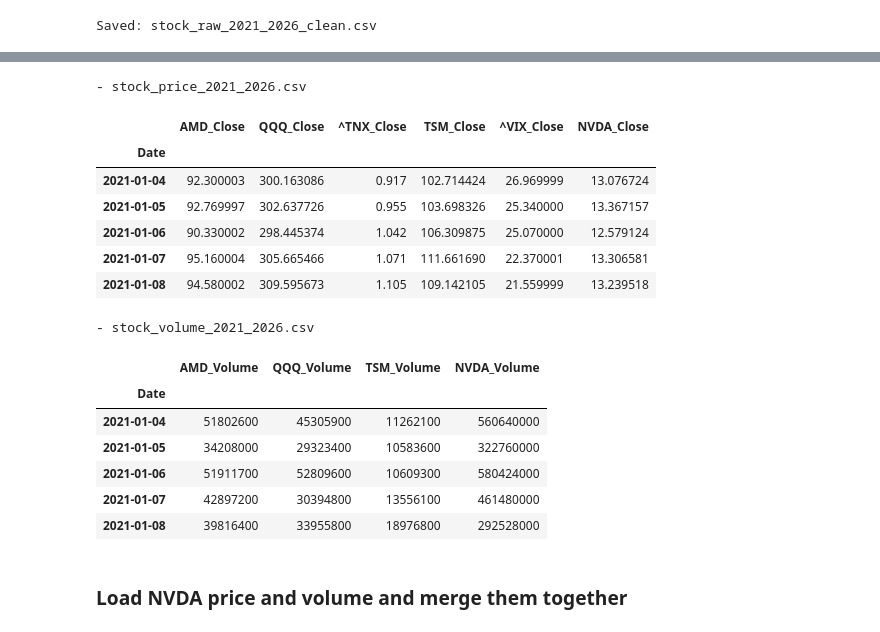
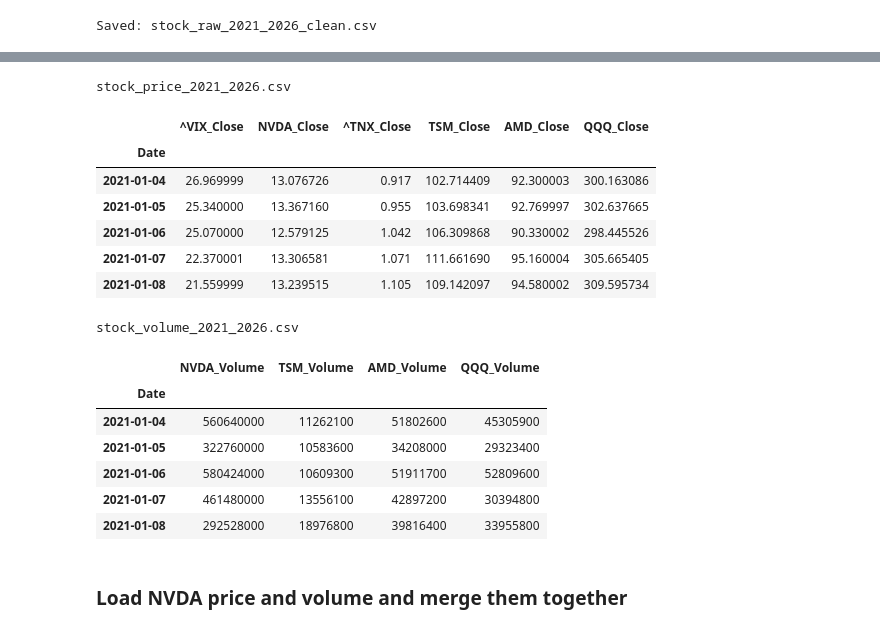
Before and after one commit to EsserMishelle/short-term-stock-forecast, a Jupyter notebook: 01_eda_and_naive_baseline.ipynb, the cells around one changed output, grey strips where cells are left out. Saved outputs shown, nothing was run; the diff lists cells and outputs as text; code cells hidden in the pictures.

```diff
--- a/01_eda_and_naive_baseline.ipynb
+++ b/01_eda_and_naive_baseline.ipynb
@@ -83,6 +84,10 @@ None
 # %%
 from google.colab import drive
 drive.mount('/content/drive')
+
+# Define folder path within the drive
+folder_path = '/content/drive/MyDrive/stocks'
+os.makedirs(folder_path, exist_ok=True)
 # %% [output]
 Mounted at /content/drive
 # %%
@@ -129,43 +132,41 @@ Index(['AMD_Open', 'AMD_High', 'AMD_Low', 'AMD_Close', 'AMD_Volume',
 # %%
 # Select only closing price-related columns
 price_cols = [c for c in stocks_flat_clean.columns if 'Close' in c or 'Adj Close' in c]
 price_df = stocks_flat_clean[price_cols]
 
-price_df.to_csv(
-    '/content/drive/MyDrive/stocks/stock_price_2021_2026.csv',
-    index=True
-)
-print("- stock_price_2021_2026.csv")
+price_path = os.path.join(folder_path, 'stock_price_2021_2026.csv')
+price_df.to_csv(price_path, index=True)
+
+print("stock_price_2021_2026.csv")
 price_df.head()
 # %% [output]
-- stock_price_2021_2026.csv
+stock_price_2021_2026.csv
-|  | AMD_Close | QQQ_Close | ^TNX_Close | TSM_Close | ^VIX_Close | NVDA_Close |
+|  | ^VIX_Close | NVDA_Close | ^TNX_Close | TSM_Close | AMD_Close | QQQ_Close |
 | Date |  |  |  |  |  |  |
-| 2021-01-04 | 92.300003 | 300.163086 | 0.917 | 102.714424 | 26.969999 | 13.076724 |
-| 2021-01-05 | 92.769997 | 302.637726 | 0.955 | 103.698326 | 25.340000 | 13.367157 |
-| 2021-01-06 | 90.330002 | 298.445374 | 1.042 | 106.309875 | 25.070000 | 12.579124 |
-| 2021-01-07 | 95.160004 | 305.665466 | 1.071 | 111.661690 | 22.370001 | 13.306581 |
-| 2021-01-08 | 94.580002 | 309.595673 | 1.105 | 109.142105 | 21.559999 | 13.239518 |
+| 2021-01-04 | 26.969999 | 13.076726 | 0.917 | 102.714409 | 92.300003 | 300.163086 |
+| 2021-01-05 | 25.340000 | 13.367160 | 0.955 | 103.698341 | 92.769997 | 302.637665 |
+| 2021-01-06 | 25.070000 | 12.579125 | 1.042 | 106.309868 | 90.330002 | 298.445526 |
+| 2021-01-07 | 22.370001 | 13.306581 | 1.071 | 111.661690 | 95.160004 | 305.665405 |
+| 2021-01-08 | 21.559999 | 13.239515 | 1.105 | 109.142097 | 94.580002 | 309.595734 |
 # %%
 # Select only volume-related columns
 volume_cols = [c for c in stocks_flat_clean.columns if 'Volume' in c]
 volume_df = stocks_flat_clean[volume_cols]
 
-volume_df.to_csv(
-    '/content/drive/MyDrive/stocks/stock_volume_2021_2026.csv',
-    index=True
-)
-print("- stock_volume_2021_2026.csv")
+volume_path = os.path.join(folder_path, 'stock_volume_2021_2026.csv')
+volume_df.to_csv(volume_path, index=True)
+
+print("stock_volume_2021_2026.csv")
 volume_df.head()
 # %% [output]
-- stock_volume_2021_2026.csv
+stock_volume_2021_2026.csv
-|  | AMD_Volume | QQQ_Volume | TSM_Volume | NVDA_Volume |
+|  | NVDA_Volume | TSM_Volume | AMD_Volume | QQQ_Volume |
 | Date |  |  |  |  |
-| 2021-01-04 | 51802600 | 45305900 | 11262100 | 560640000 |
-| 2021-01-05 | 34208000 | 29323400 | 10583600 | 322760000 |
-| 2021-01-06 | 51911700 | 52809600 | 10609300 | 580424000 |
-| 2021-01-07 | 42897200 | 30394800 | 13556100 | 461480000 |
-| 2021-01-08 | 39816400 | 33955800 | 18976800 | 292528000 |
+| 2021-01-04 | 560640000 | 11262100 | 51802600 | 45305900 |
+| 2021-01-05 | 322760000 | 10583600 | 34208000 | 29323400 |
+| 2021-01-06 | 580424000 | 10609300 | 51911700 | 52809600 |
+| 2021-01-07 | 461480000 | 13556100 | 42897200 | 30394800 |
+| 2021-01-08 | 292528000 | 18976800 | 39816400 | 33955800 |
 # %% [markdown]
 ### Load NVDA price and volume and merge them together
 # %%
```
Also changed, not shown: parts of 19 cells of this notebook.
